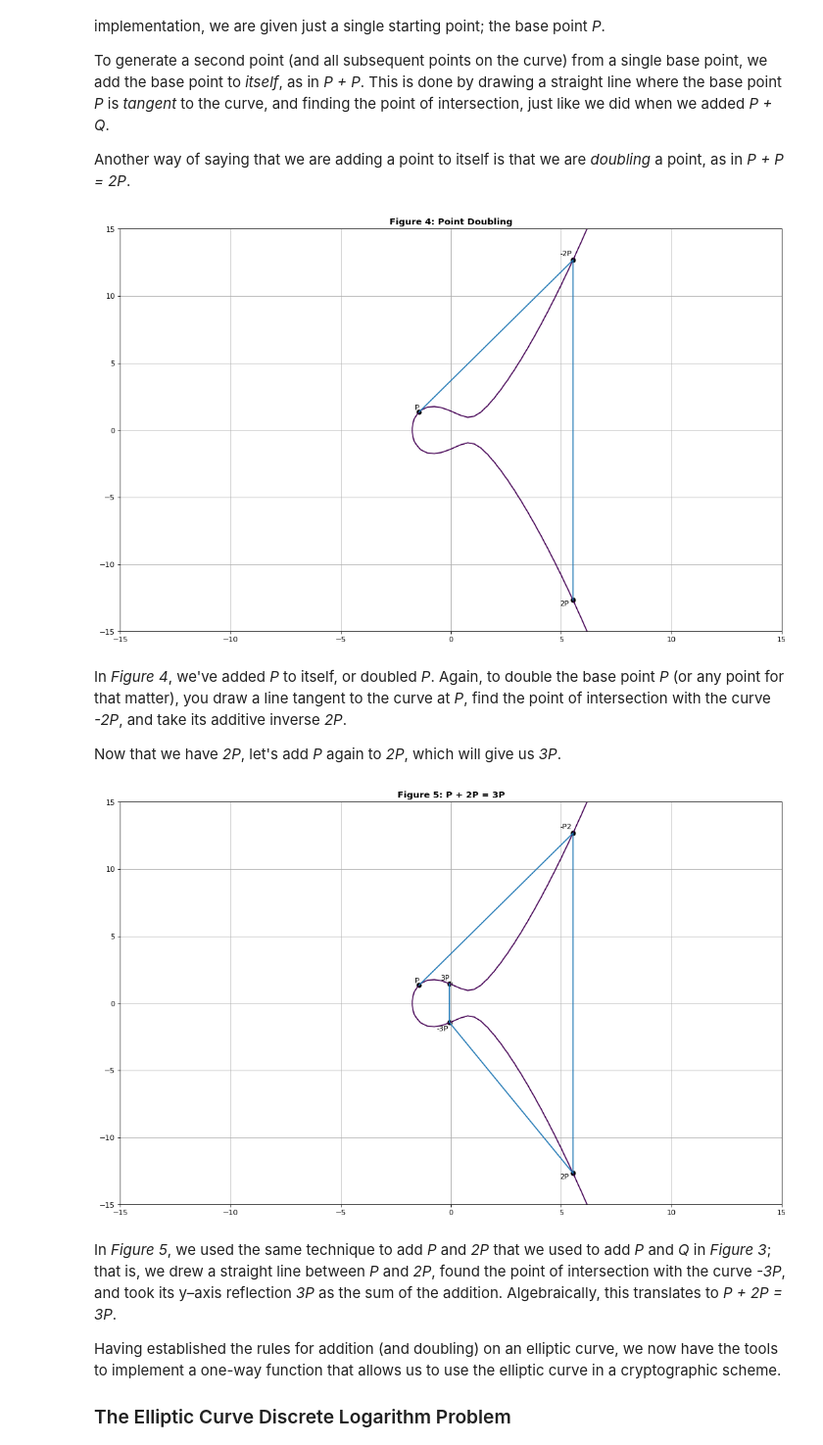
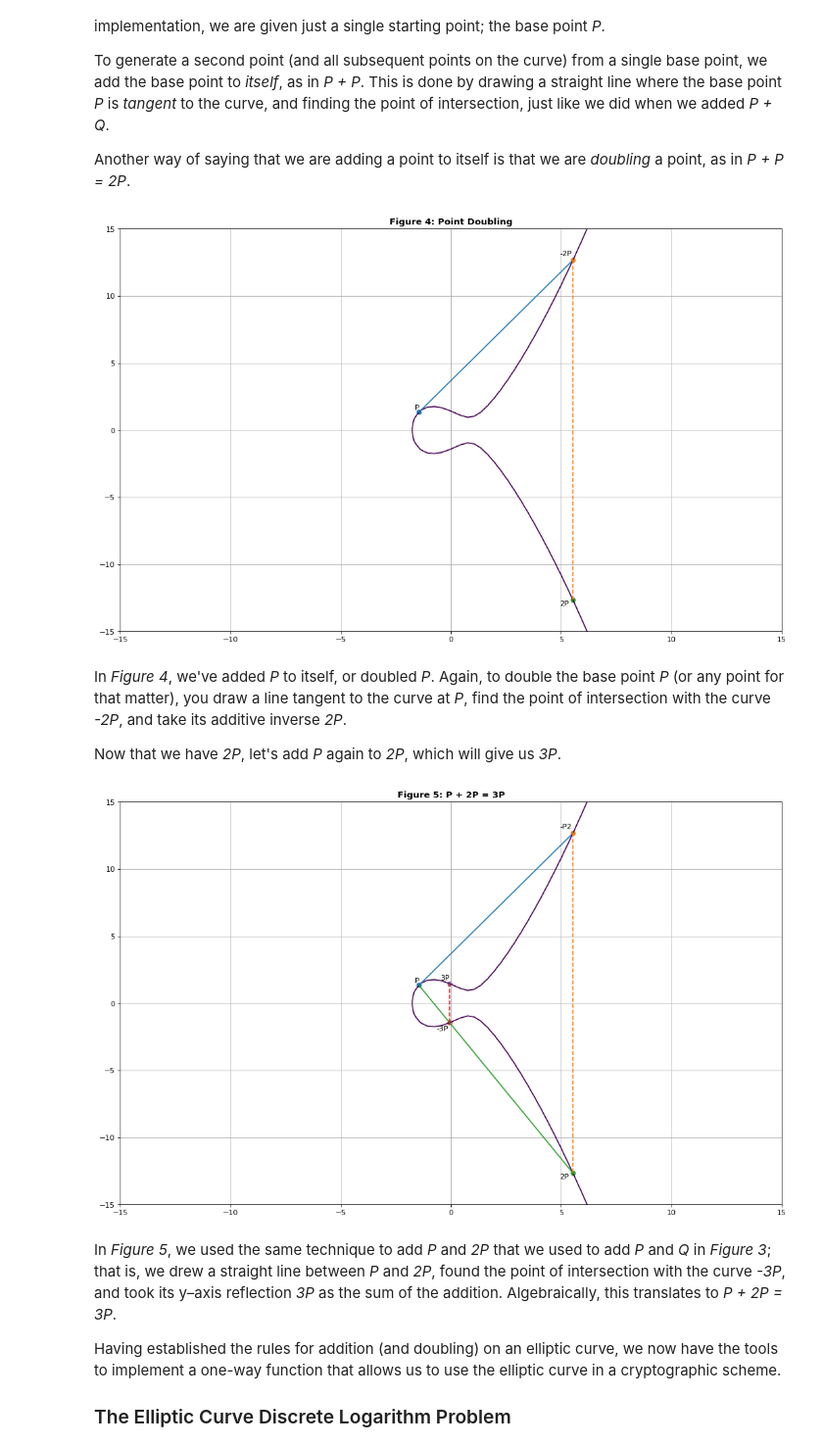
Before and after one commit to dchampion/crypto, a Jupyter notebook: doc/EllipticCurves.ipynb, the cells around one changed output. Shown at 98% size. Cells and saved outputs as stored; diff of their text form; code cells hidden in the pictures.

```diff
--- a/doc/EllipticCurves.ipynb
+++ b/doc/EllipticCurves.ipynb
@@ -102,7 +103,7 @@ plt.figure(figsize=(16,10), dpi=80)
 
 plt.contour(x.ravel(), y.ravel(), pow(y, 2) - pow(x, 3) - a*x - b, [0])
 
-plt.scatter(Px, Py, color="black")
+plt.scatter(Px, Py)
 plt.annotate("P", [Px-.2, Py+.2])
 
 def double(x, y, a):
@@ -113,18 +114,19 @@ def double(x, y, a):
 
 P2x, P2y = double(Px, Py, a)
 
-plt.scatter(P2x, -P2y, color="black")
+plt.scatter(P2x, -P2y)
 plt.annotate("-2P", [P2x-.6, -P2y+.3])
-plt.scatter(P2x, P2y, color="black")
+plt.plot([Px,P2x], [Py,-P2y])
+
+plt.scatter(P2x, P2y)
 plt.annotate("2P", [P2x-.6, P2y-.4])
-
-plt.plot([Px,P2x,P2x], [Py,-P2y,P2y])
+plt.plot([P2x,P2x], [-P2y,P2y], linestyle="--")
 
 plt.title("Figure 4: Point Doubling", fontsize="large", fontweight="bold")
 plt.grid()
 plt.show()
 # %% [output]
-[figure, old version]
+[figure, new version]
 # %% [markdown]
 In *Figure 4*, we've added *P* to itself, or doubled *P*. Again, to double the base point *P* (or any point for that matter), you draw a line tangent to the curve at *P*, find the point of intersection with the curve *-2P*, and take its additive inverse *2P*.
 
@@ -132,29 +134,34 @@ Now that we have *2P*, let's add *P* again to *2P*, which will give us *3P*.
 # %%
 plt.figure(figsize=(16,10), dpi=80)
 
 plt.contour(x.ravel(), y.ravel(), pow(y, 2) - pow(x, 3) - a*x - b, [0])
 
-plt.scatter(Px, Py, color="black")
+plt.scatter(Px, Py)
 plt.annotate("P", [Px-.2, Py+.2])
 
-plt.scatter(P2x, -P2y, color="black")
+plt.scatter(P2x, -P2y)
 plt.annotate("-P2", [P2x-.6, -P2y+.3])
-plt.scatter(P2x, P2y, color="black")
+plt.plot([Px,P2x], [Py,-P2y])
+
+plt.scatter(P2x, P2y)
 plt.annotate("2P", [P2x-.6, P2y-.4])
+plt.plot([P2x,P2x], [-P2y,P2y], linestyle="--")
 
 P3x, P3y = add(Px, Py, P2x, P2y)
-plt.scatter(P3x, -P3y, color="black")
+
+plt.scatter(P3x, -P3y)
 plt.annotate("-3P", [P3x-.6, -P3y-.6])
-plt.scatter(P3x, P3y, color="black")
+plt.plot([P2x,Px], [P2y,Py])
+
+plt.scatter(P3x, P3y)
 plt.annotate("3P", [P3x-.4, P3y+.3])
-
-plt.plot([Px,P2x,P2x,P3x,P3x], [Py,-P2y,P2y,-P3y,P3y])
+plt.plot([P3x,P3x], [-P3y,P3y], linestyle="--")
 
 plt.title("Figure 5: P + 2P = 3P", fontsize="large", fontweight="bold")
 plt.grid()
 plt.show()
 # %% [output]
-[figure, old version]
+[figure, new version]
 # %% [markdown]
 In *Figure 5*, we used the same technique to add *P* and *2P* that we used to add *P* and *Q* in *Figure 3*; that is, we drew a straight line between *P* and *2P*, found the point of intersection with the curve *-3P*, and took its y&ndash;axis reflection *3P* as the sum of the addition. Algebraically, this translates to *P + 2P = 3P*.
 
```
Also changed, not shown: parts of 6 cells of this notebook.
